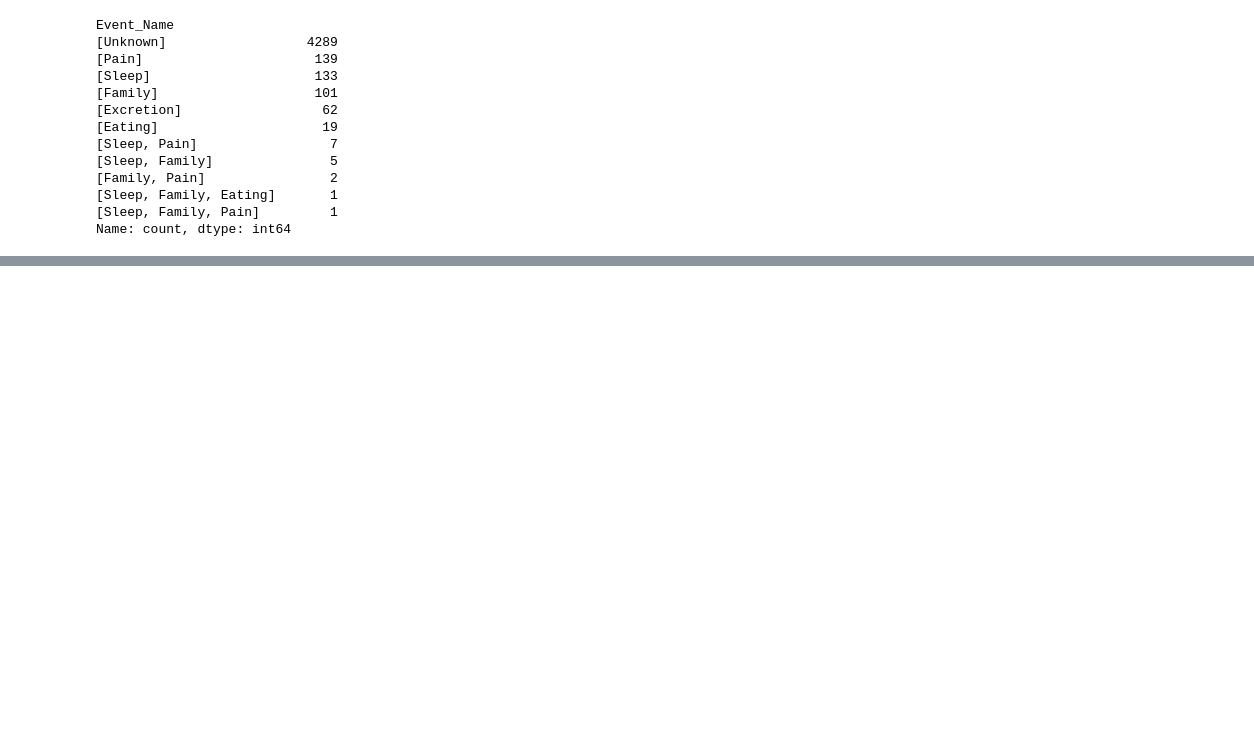
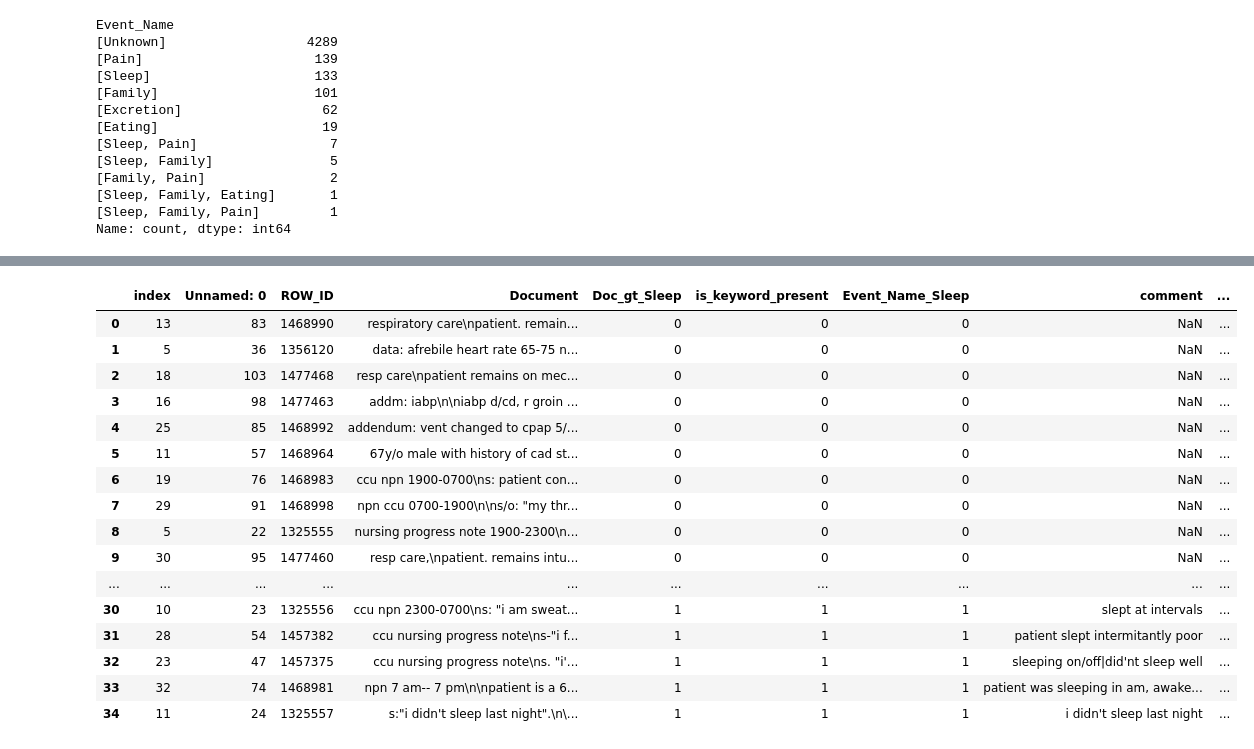
Before and after one commit to allmin/llm_text_to_event, a Jupyter notebook: utils/test.ipynb, the cells around one changed output, grey strips where cells are left out. Cells and saved outputs as stored; diff of their text form; code cells hidden in the pictures; blank space fills up the shorter version.

```diff
--- a/utils/test.ipynb
+++ b/utils/test.ipynb
@@ -124,5 +124,35 @@ for anno in ["Sent_gt_Sleep" , "negation", "good_example"]:
     df1[anno] = df1['Sentence'].map(UID_2_anno)
 df1.to_pickle("../exports/04_groundtruth/P-SET/Annotating/Sleep_Sentences.pkl")
 # %%
-df1
+from glob import glob
+import os,sys
+import pandas as pd
+parent_dir = os.path.abspath(os.path.join(os.getcwd(), '..'))
+
+if parent_dir not in sys.path:
+    sys.path.append(parent_dir)
+
+
+focus = "Doc"
+if focus == "Doc":
+    uid = "ROW_ID"
+elif focus == "Sent":
+    uid = "UID"
+files = glob(f"../exports/06_analysis/Sleep/*_Event_Name_LLM_Events_all_evidence_{focus}_Sleep.xlsx")
+full_df = []
+for file in files:
+    file_name = os.path.basename(file)
+    df = pd.read_excel(file)
+    if file_name[:2] == "FP":
+        sample_per = 0.6
+    else:
+        sample_per = 0.2
+    N = len(df)
+    subN = int(sample_per*N)
+    finalN= max(1,subN)
+    print(file_name, finalN)
+    df_samples = df.sample(n=finalN,replace=False)
+    full_df.append(df_samples)
+full_df = pd.concat(full_df).reset_index()
+full_df[uid].tolist()
 # %% [output]
@@ -141,0 +180,20 @@ df1
+# %%
+full_df
+# %% [output]
+|  | index | Unnamed: 0 | ROW_ID | Document | Doc_gt_Sleep | is_keyword_present | Event_Name_Sleep | comment | ... |
+| 0 | 13 | 83 | 1468990 | respiratory care\npatient. remain... | 0 | 0 | 0 | NaN | ... |
+| 1 | 5 | 36 | 1356120 | data: afrebile heart rate 65-75 n... | 0 | 0 | 0 | NaN | ... |
+| 2 | 18 | 103 | 1477468 | resp care\npatient remains on mec... | 0 | 0 | 0 | NaN | ... |
+| 3 | 16 | 98 | 1477463 | addm: iabp\n\niabp d/cd, r groin ... | 0 | 0 | 0 | NaN | ... |
+| 4 | 25 | 85 | 1468992 | addendum: vent changed to cpap 5/... | 0 | 0 | 0 | NaN | ... |
+| 5 | 11 | 57 | 1468964 | 67y/o male with history of cad st... | 0 | 0 | 0 | NaN | ... |
+| 6 | 19 | 76 | 1468983 | ccu npn 1900-0700\ns: patient con... | 0 | 0 | 0 | NaN | ... |
+| 7 | 29 | 91 | 1468998 | npn ccu 0700-1900\n\ns/o: "my thr... | 0 | 0 | 0 | NaN | ... |
+| 8 | 5 | 22 | 1325555 | nursing progress note 1900-2300\n... | 0 | 0 | 0 | NaN | ... |
+| 9 | 30 | 95 | 1477460 | resp care,\npatient. remains intu... | 0 | 0 | 0 | NaN | ... |
+| ... | ... | ... | ... | ... | ... | ... | ... | ... | ... |
+| 30 | 10 | 23 | 1325556 | ccu npn 2300-0700\ns: "i am sweat... | 1 | 1 | 1 | slept at intervals | ... |
+| 31 | 28 | 54 | 1457382 | ccu nursing progress note\ns-"i f... | 1 | 1 | 1 | patient slept intermitantly poor | ... |
+| 32 | 23 | 47 | 1457375 | ccu nursing progress note\ns. "i'... | 1 | 1 | 1 | sleeping on/off|did'nt sleep well | ... |
+| 33 | 32 | 74 | 1468981 | npn 7 am-- 7 pm\n\npatient is a 6... | 1 | 1 | 1 | patient was sleeping in am, awake... | ... |
+| 34 | 11 | 24 | 1325557 | s:"i didn't sleep last night".\n\... | 1 | 1 | 1 | i didn't sleep last night | ... |
```
Also changed, not shown: parts of 1 cell of this notebook, 11 other files.
